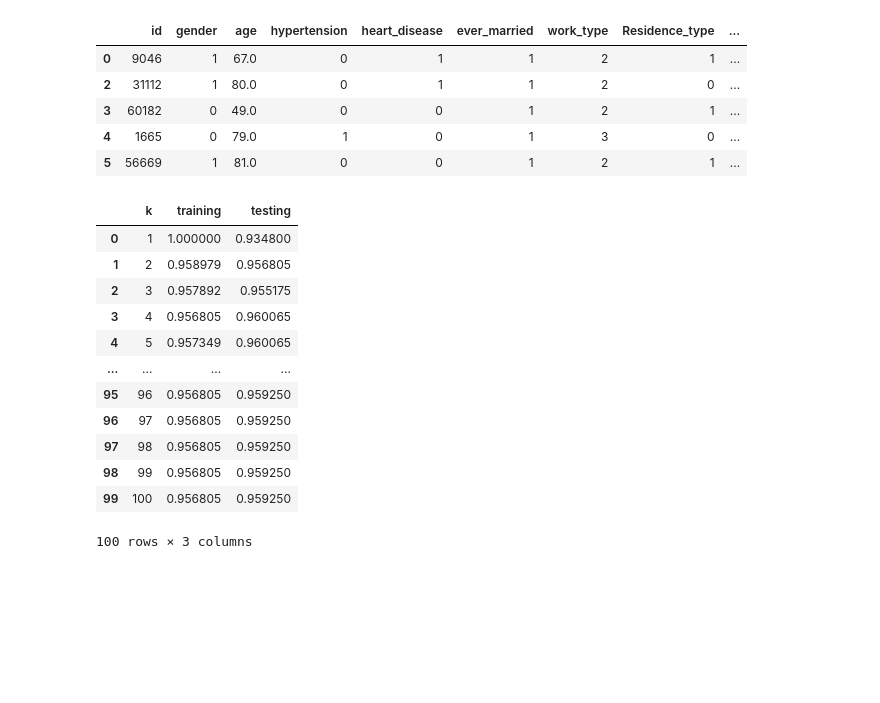
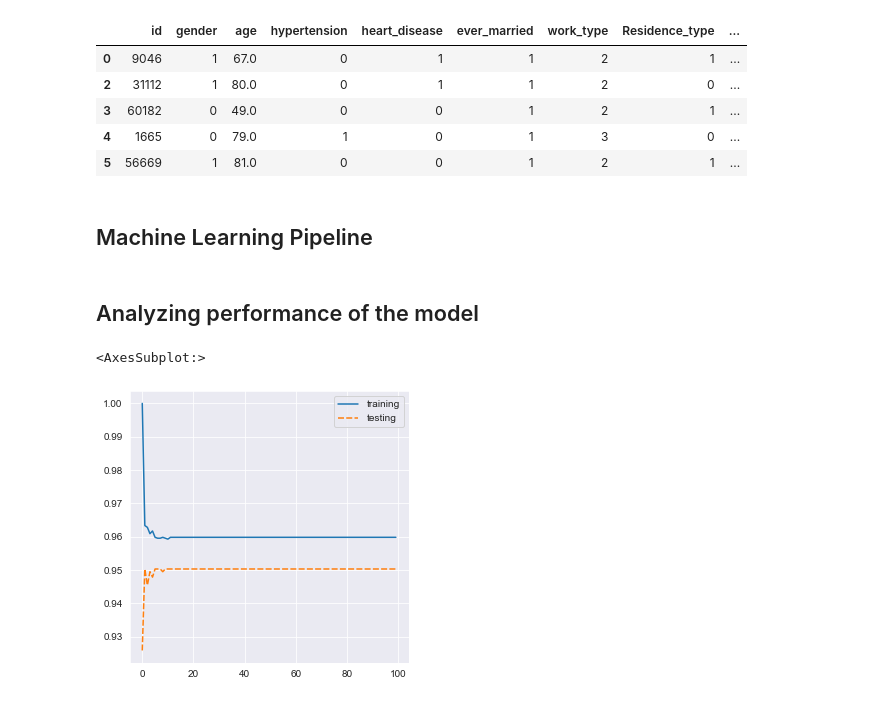
Before and after one commit to Pondorasti/DS-1.1, a Jupyter notebook: Class Work/FinalChallenge.ipynb, the cells around one changed output. Cells and saved outputs as stored; diff of their text form; code cells hidden in the pictures; blank space fills up the shorter version.

```diff
--- a/Class Work/FinalChallenge.ipynb
+++ b/Class Work/FinalChallenge.ipynb
@@ -83,12 +127,14 @@ df.head()
 | 3 | 60182 | 0 | 49.0 | 0 | 0 | 1 | 2 | 1 | ... |
 | 4 | 1665 | 0 | 79.0 | 1 | 0 | 1 | 3 | 0 | ... |
 | 5 | 56669 | 1 | 81.0 | 0 | 0 | 1 | 2 | 1 | ... |
+# %% [markdown]
+## Machine Learning Pipeline
 # %%
 from sklearn.model_selection import train_test_split
 from sklearn.neighbors import KNeighborsClassifier
 
 # Define Features
-X = df.drop("stroke", axis=1)
+X = df.drop(["stroke", "id", "ever_married", "gender"], axis=1)
 
 # Define Targets
 y = df["stroke"]
@@ -114,23 +160,11 @@ for k in k_range:
     # print("Train:", training_score)
     # print("Test:", testing_score)
     # print()
+# %% [markdown]
+## Analyzing performance of the model
 # %%
 knn_df = pd.DataFrame({"training": training_scores, "testing": testing_scores})
-# "k": k_range,
-knn_df
-# x="k", y="score",
-sns.lineplot(data=testing_df)
+sns.lineplot(data=knn_df)
 # %% [output]
-|  | k | training | testing |
-| 0 | 1 | 1.000000 | 0.934800 |
-| 1 | 2 | 0.958979 | 0.956805 |
-| 2 | 3 | 0.957892 | 0.955175 |
-| 3 | 4 | 0.956805 | 0.960065 |
-| 4 | 5 | 0.957349 | 0.960065 |
-| ... | ... | ... | ... |
-| 95 | 96 | 0.956805 | 0.959250 |
-| 96 | 97 | 0.956805 | 0.959250 |
-| 97 | 98 | 0.956805 | 0.959250 |
-| 98 | 99 | 0.956805 | 0.959250 |
-| 99 | 100 | 0.956805 | 0.959250 |
-100 rows × 3 columns
+<AxesSubplot:>
+[figure, added]
```
Also changed, not shown: parts of 17 cells of this notebook.
